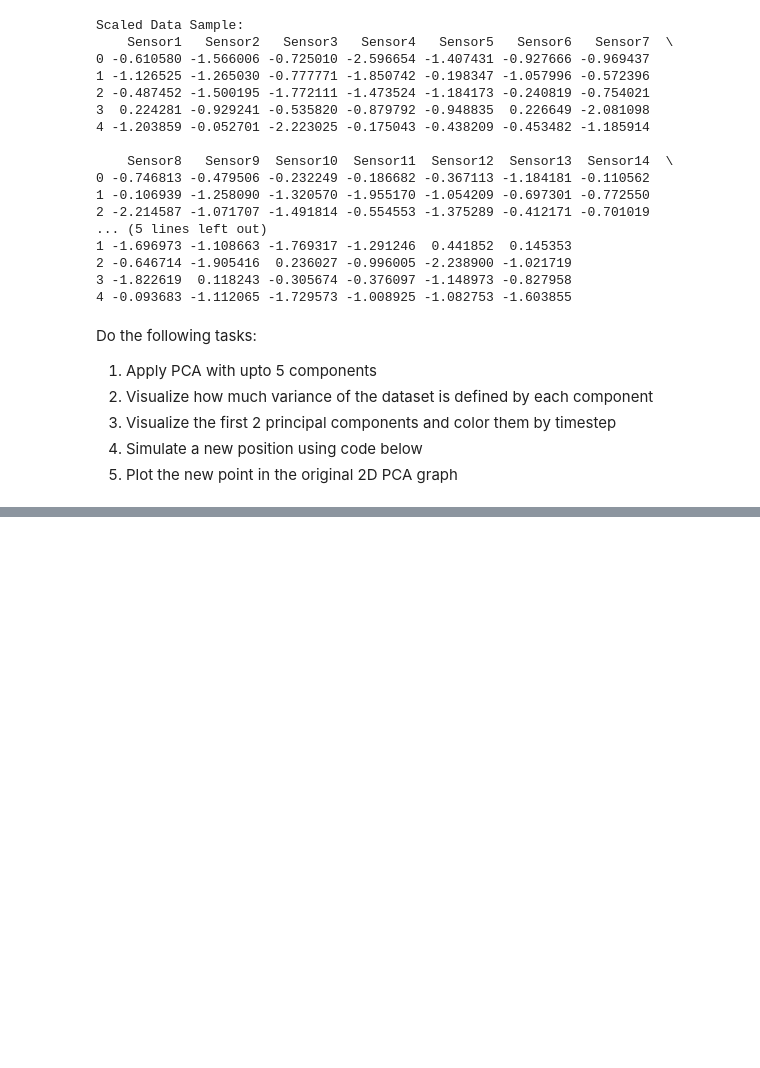
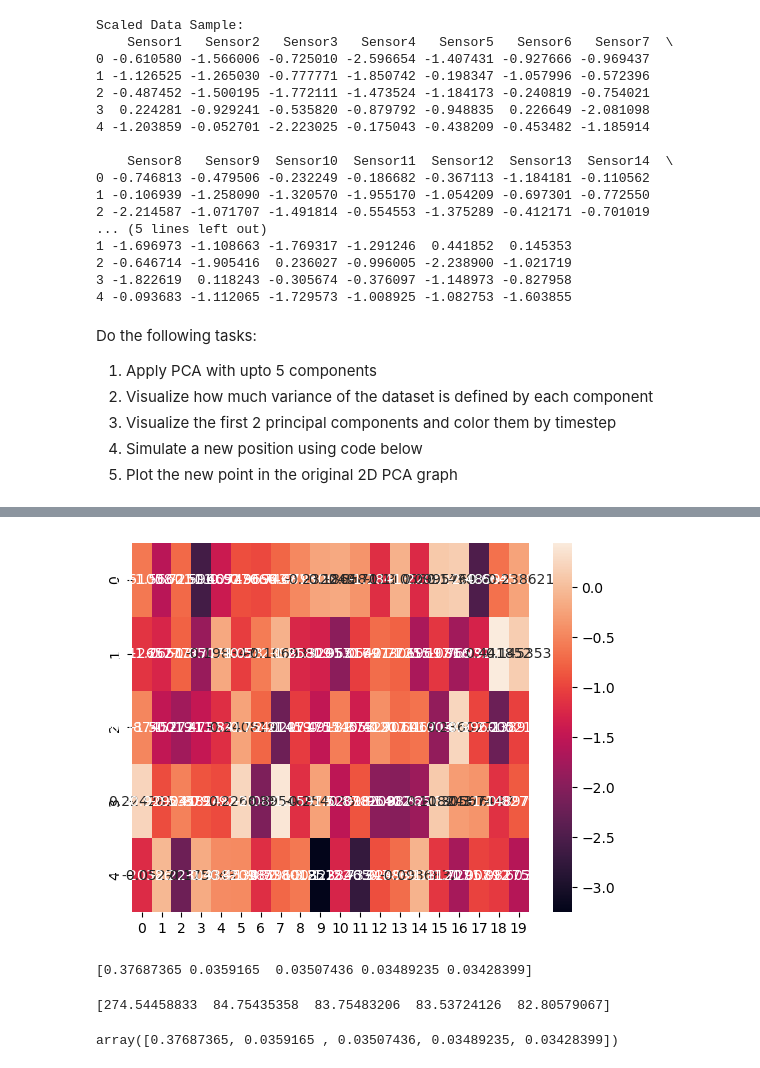
Before and after one commit to jeff0167/Data_And_Things, a Jupyter notebook: pdm_task.ipynb, the cells around one changed output, grey strips where cells are left out. Drawn from its saved outputs; the diff is of its cells as text; code cells hidden in the pictures; blank space fills up the shorter version.

```diff
--- a/pdm_task.ipynb
+++ b/pdm_task.ipynb
@@ -92,0 +103,5 @@ TypeError: _BasePCA.transform() missing 1 required positional argument: 'X'
+# %%
+sns.heatmap(scaled_data[:5], annot=True, fmt='g')
+plt.show()
+# %% [output]
+[figure, added]
@@ -92,0 +115,12 @@ TypeError: _BasePCA.transform() missing 1 required positional argument: 'X'
+# %%
+print(pca.explained_variance_ratio_)
+# %% [output]
+[0.37687365 0.0359165  0.03507436 0.03489235 0.03428399]
+# %%
+print(pca.singular_values_)
+# %% [output]
+[274.54458833  84.75435358  83.75483206  83.53724126  82.80579067]
+# %%
+pca.explained_variance_ratio_
+# %% [output]
+array([0.37687365, 0.0359165 , 0.03507436, 0.03489235, 0.03428399])
```
Also changed, not shown: parts of 11 cells of this notebook.
